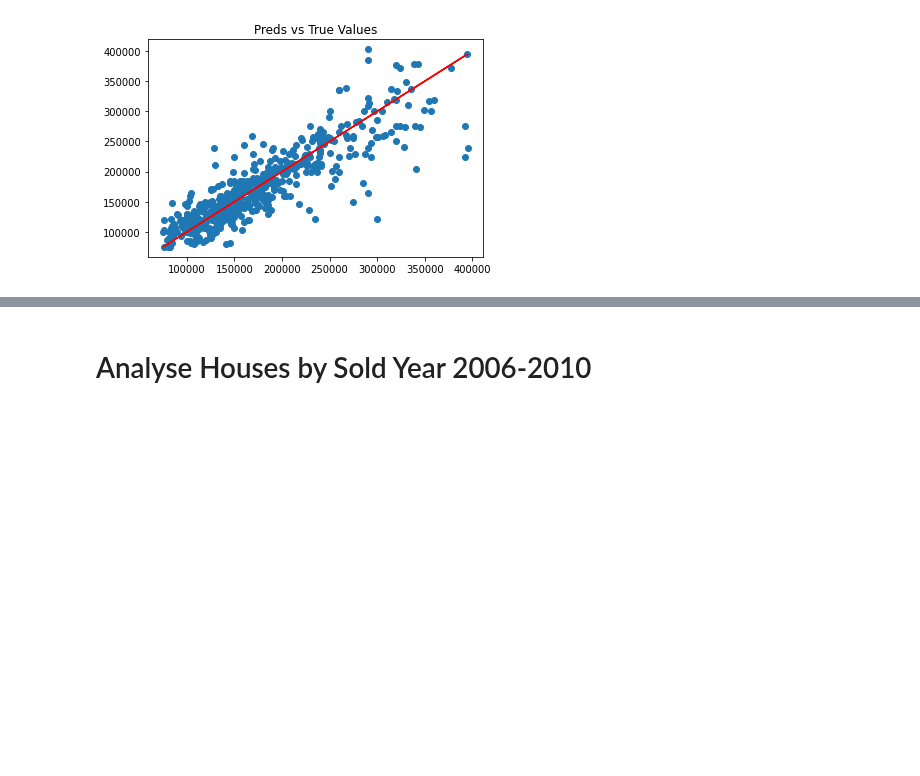
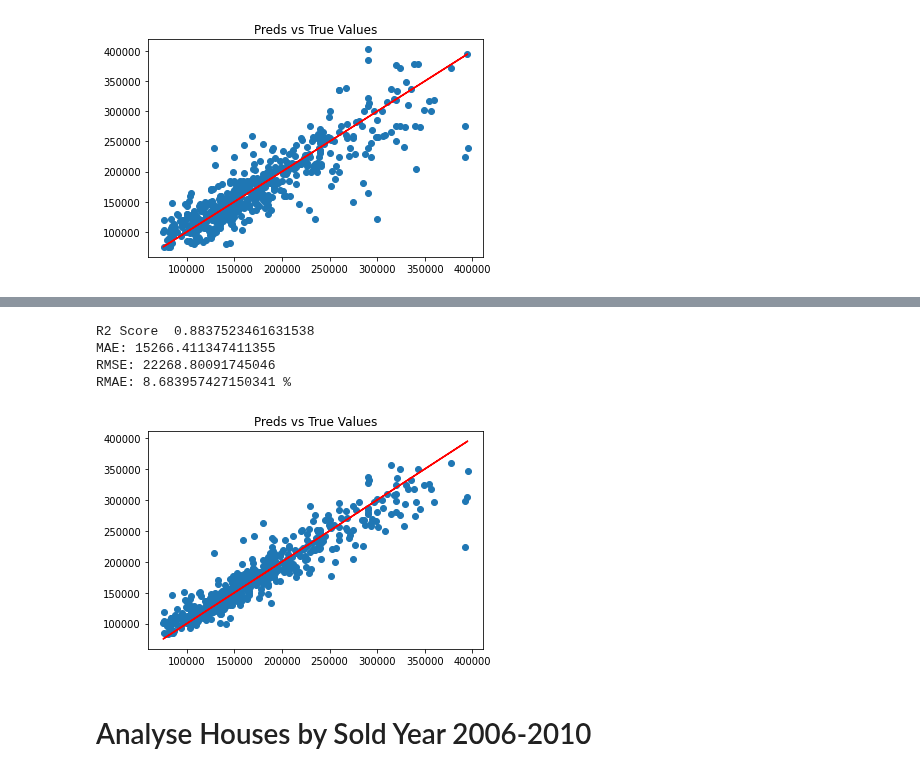
Before and after one commit to KacperChmura1/House-Price, a Jupyter notebook: ML.ipynb, the cells around one changed output, grey strips where cells are left out. Drawn from its saved outputs; the diff is of its cells as text; code cells hidden in the pictures; blank space fills up the shorter version.

```diff
--- a/ML.ipynb
+++ b/ML.ipynb
@@ -329,3 +401,11 @@ RMAE: 12.311116372121695 %
+# %%
+ml(dummies_df, RandomForestRegressor(bootstrap = True, ccp_alpha = 0.025, n_estimators = 450, random_state = 101), False, grid_params)
+# %% [output]
+R2 Score  0.8837523461631538
+MAE: 15266.411347411355
+RMSE: 22268.80091745046
+RMAE: 8.683957427150341 %
+[figure, added]
 # %% [markdown]
 # Analyse Houses by Sold Year 2006-2010
 # %%
```
Also changed, not shown: parts of 9 cells of this notebook.
